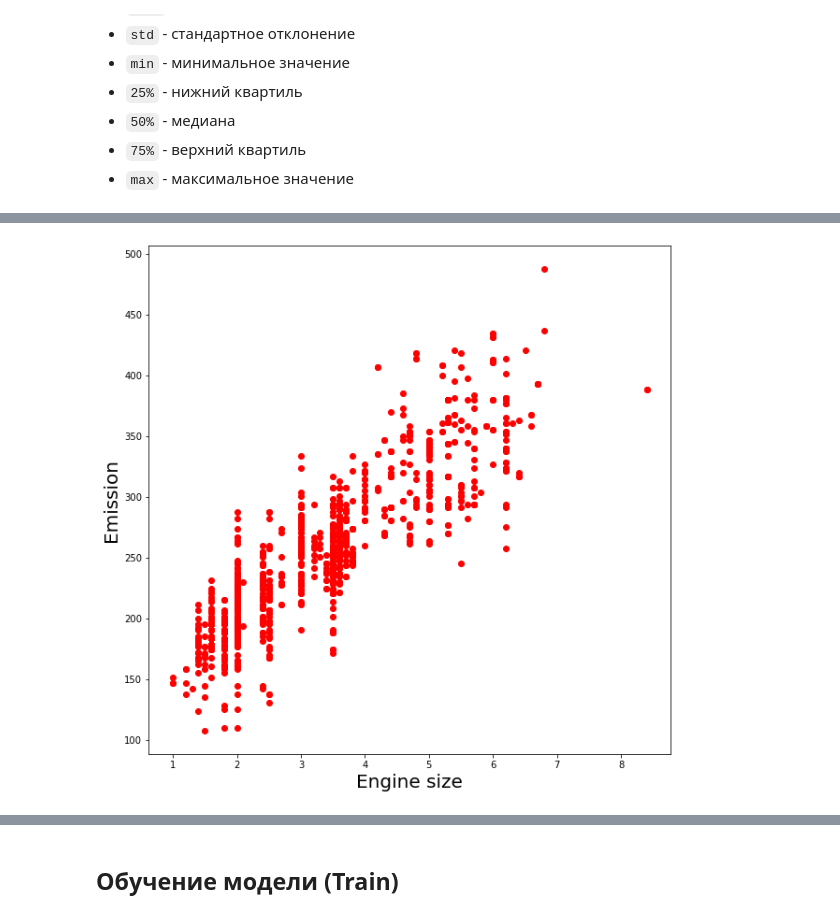
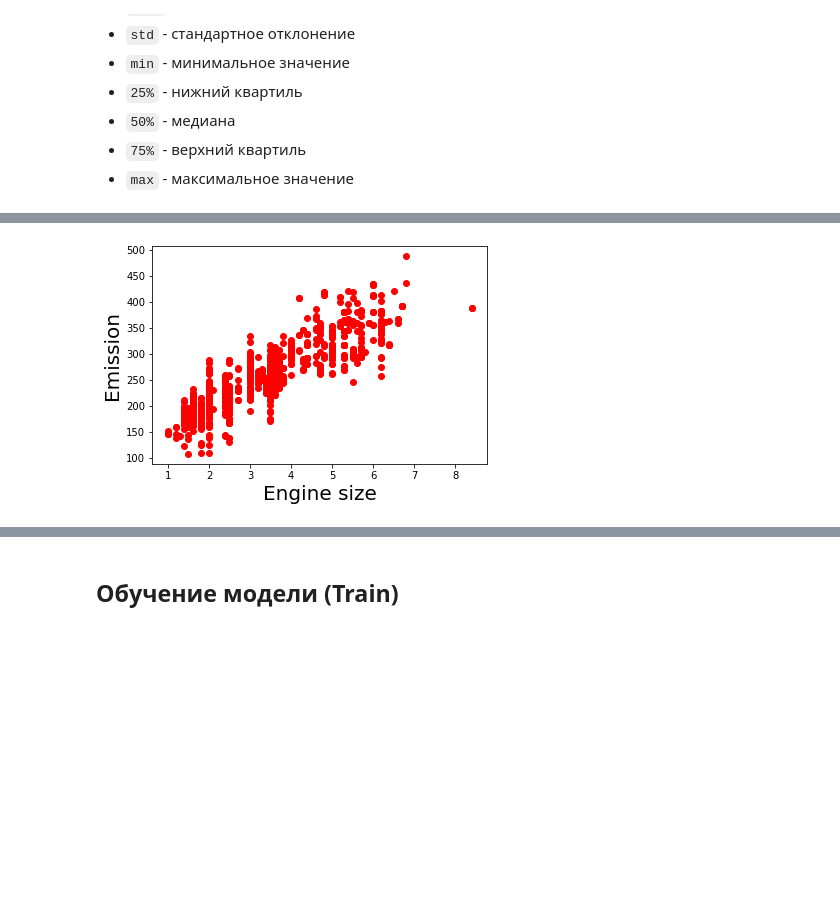
Before and after one commit to ryndovaira-org/data_science_lectures, a Jupyter notebook: 3_2_modeling_ml/3_1_1_regression/lectures/3_regression_simple.ipynb, the cells around one changed output, grey strips where cells are left out. Cells and saved outputs as stored; diff of their text form; code cells hidden in the pictures; blank space fills up the shorter version.

```diff
--- a/3_2_modeling_ml/3_1_1_regression/lectures/3_regression_simple.ipynb
+++ b/3_2_modeling_ml/3_1_1_regression/lectures/3_regression_simple.ipynb
@@ -40,8 +41,6 @@ import pandas as pd
 import numpy as np
 
 %matplotlib inline
-# %%
-plt.rcParams["figure.figsize"]=10,10
 # %% [markdown]
 ## Анализ данных
 
@@ -174,10 +167,10 @@ plt.show()
 # %%
-plt.scatter(short_df.ENGINESIZE,
-            short_df.CO2EMISSIONS,
+plt.scatter(df.ENGINESIZE,
+            df.CO2EMISSIONS,
             color='red')
 plt.xlabel("Engine size", fontsize=20)
 plt.ylabel("Emission", fontsize=20)
 plt.show()
 # %% [output]
-[figure, old version]
+[figure, new version]
 # %%
```
Also changed, not shown: parts of 18 cells of this notebook, 1 other file.
